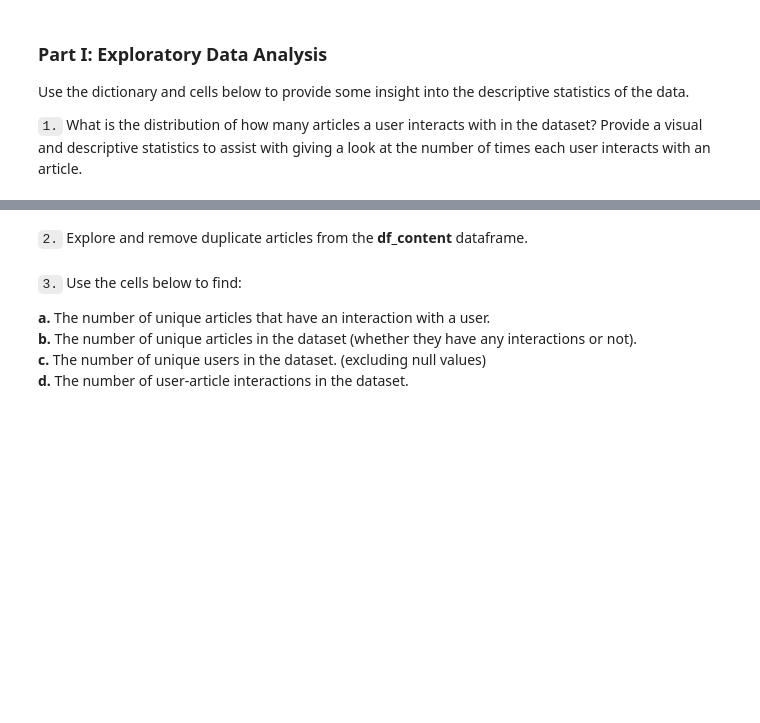
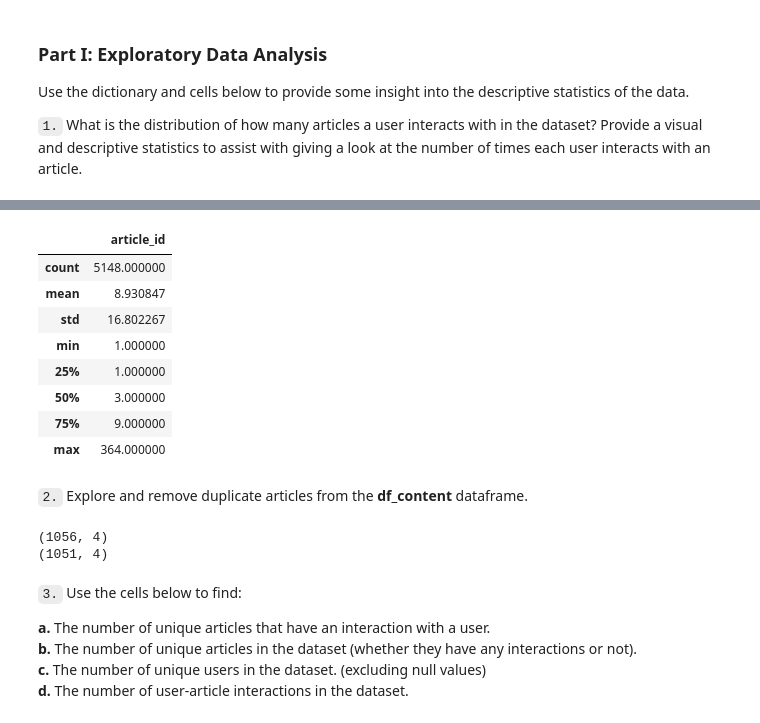
Before and after one commit to gabrieltempass/article-recommendation-engine, a Jupyter notebook: notebook/Recommendations with IMB.ipynb, the cells around one changed output, grey strips where cells are left out. Cells and saved outputs as stored; diff of their text form; code cells hidden in the pictures; blank space fills up the shorter version.

```diff
--- a/notebook/Recommendations with IMB.ipynb
+++ b/notebook/Recommendations with IMB.ipynb
@@ -160,3 +160,15 @@ plt.show();
+# %%
+df_interactions_per_user.drop(columns='title').describe()
+# %% [output]
+|  | article_id |
+| count | 5148.000000 |
+| mean | 8.930847 |
+| std | 16.802267 |
+| min | 1.000000 |
+| 25% | 1.000000 |
+| 50% | 3.000000 |
+| 75% | 9.000000 |
+| max | 364.000000 |
 # %%
 # Fill in the median and maximum number of user_article interactios below
 
@@ -168,6 +180,15 @@ max_views_by_user = # The maximum number of user-article interactions by any 1 u
 # Find and explore duplicate articles
 # %%
 # Remove any rows that have the same article_id - only keep the first
+
+print(df_content.shape)
+
+df_content = df_content.drop_duplicates(subset='article_id')
+
+print(df_content.shape)
+# %% [output]
+(1056, 4)
+(1051, 4)
 # %% [markdown]
 `3.` Use the cells below to find:
 
```
Also changed, not shown: parts of 10 cells of this notebook.
